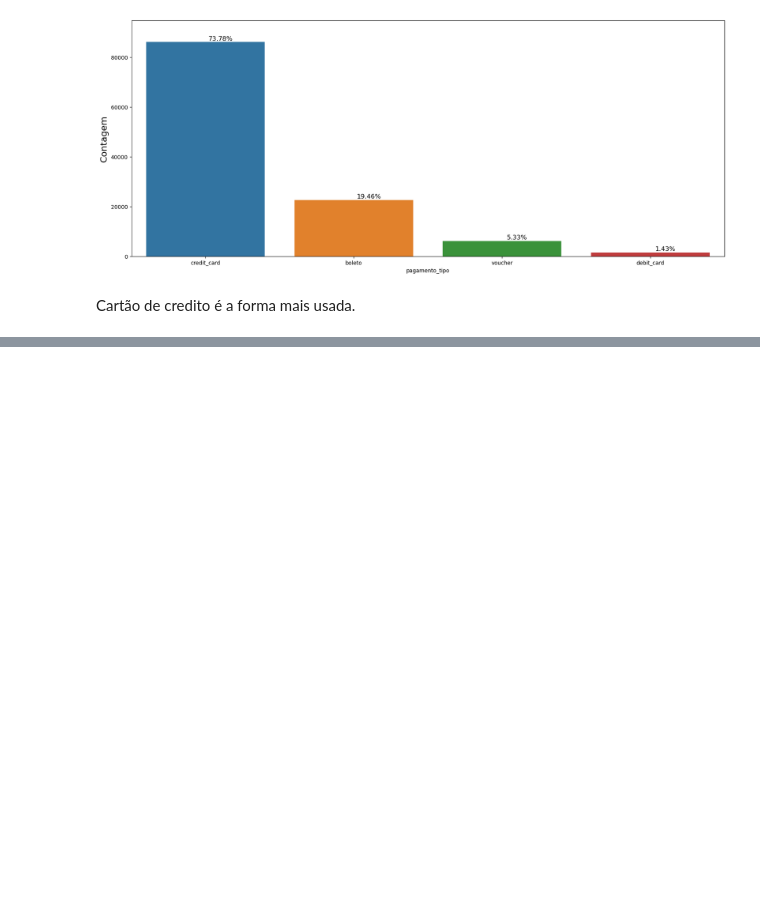
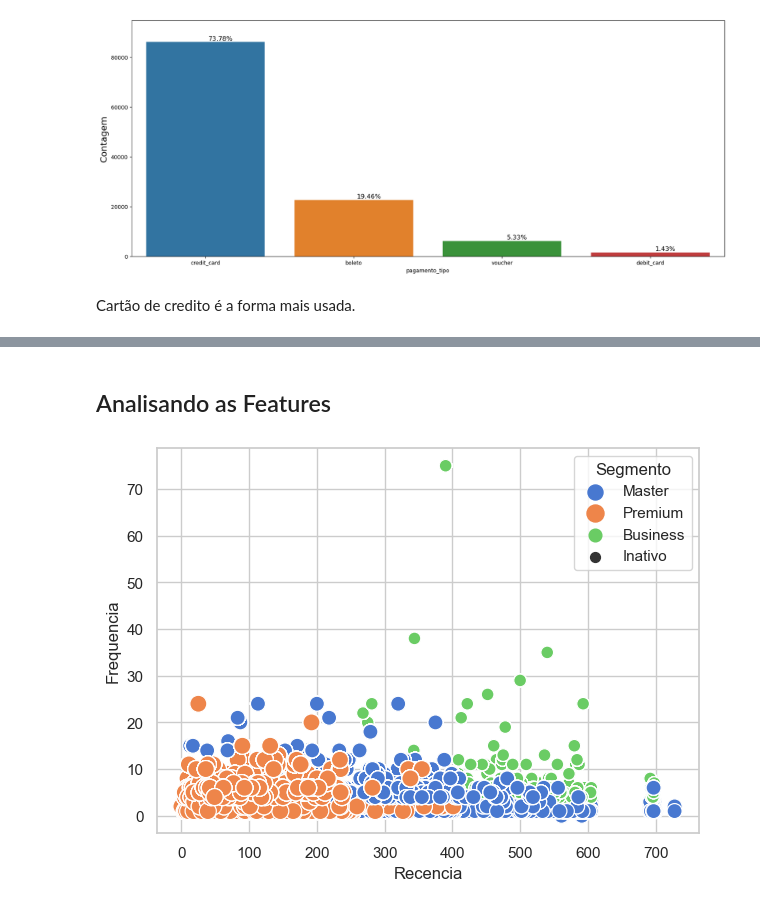
Before and after one commit to leoalvessantana/Project-DataScience-Customer-Segmentation, a Jupyter notebook: Notebook.ipynb, the cells around one changed output, grey strips where cells are left out. Saved outputs shown, nothing was run; the diff lists cells and outputs as text; code cells hidden in the pictures; blank space fills up the shorter version.

```diff
--- a/Notebook.ipynb
+++ b/Notebook.ipynb
@@ -137,0 +405,3 @@ Cartão de credito é a forma mais usada.
+# %%
+df_final = df_usuario[['id_unico_cliente','Recencia','RecenciaCluster','Frequencia','FrequenciaCluster','Receita','ReceitaCluster']]
+df_final.tail()
@@ -137,0 +417,9 @@ Cartão de credito é a forma mais usada.
+# %%
+import sys
+import warnings
+
+if not sys.warnoptions:
+    warnings.simplefilter('ignore')
+
+df_final['Pontuacao'] = df_usuario['RecenciaCluster'] + df_usuario['FrequenciaCluster']+df_usuario['ReceitaCluster']
+df_final.head()
@@ -137,0 +433,7 @@ Cartão de credito é a forma mais usada.
+# %%
+df_final['Segmento'] = 'Inativo'
+df_final.loc[df_final['Pontuacao']>=1,'Segmento'] = 'Business'
+df_final.loc[df_final['Pontuacao']>=3,'Segmento'] = 'Master'
+df_final.loc[df_final['Pontuacao']>=5,'Segmento'] = 'Premium'
+
+df_final.head()
@@ -137,0 +449,12 @@ Cartão de credito é a forma mais usada.
+# %% [markdown]
+## Analisando as Features
+# %%
+def plot_segmento(x,y,data):
+    sns.set(palette='muted',color_codes=True,style='whitegrid')
+    plt.figure(figsize=(7,5))
+    sns.scatterplot(x=x,y=y,hue='Segmento',data=data,size='Segmento',sizes=(50,150),size_order=['Premium','Master','Business','Inativo'])
+    plt.show()
+# %%
+plot_segmento('Recencia','Frequencia',df_final)
+# %% [output]
+[figure, added]
```
Also changed, not shown: parts of 43 cells of this notebook, 1 other file.
